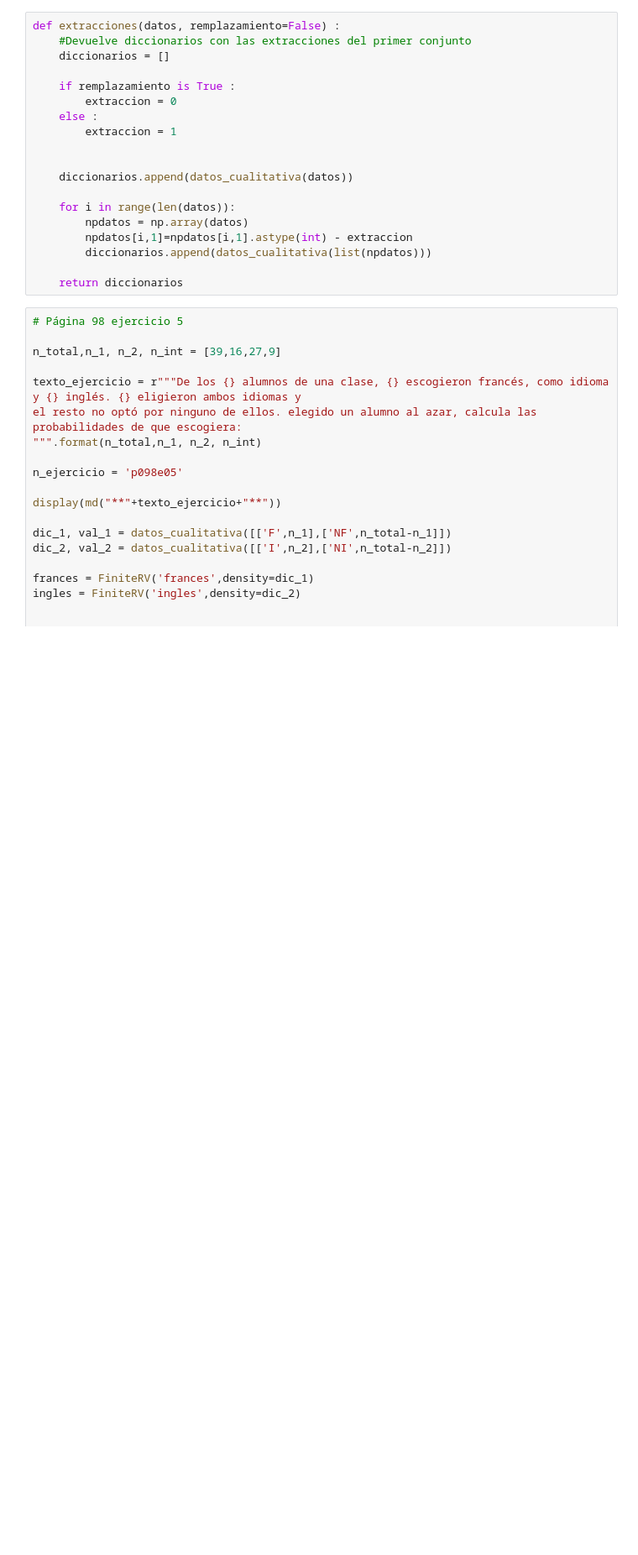
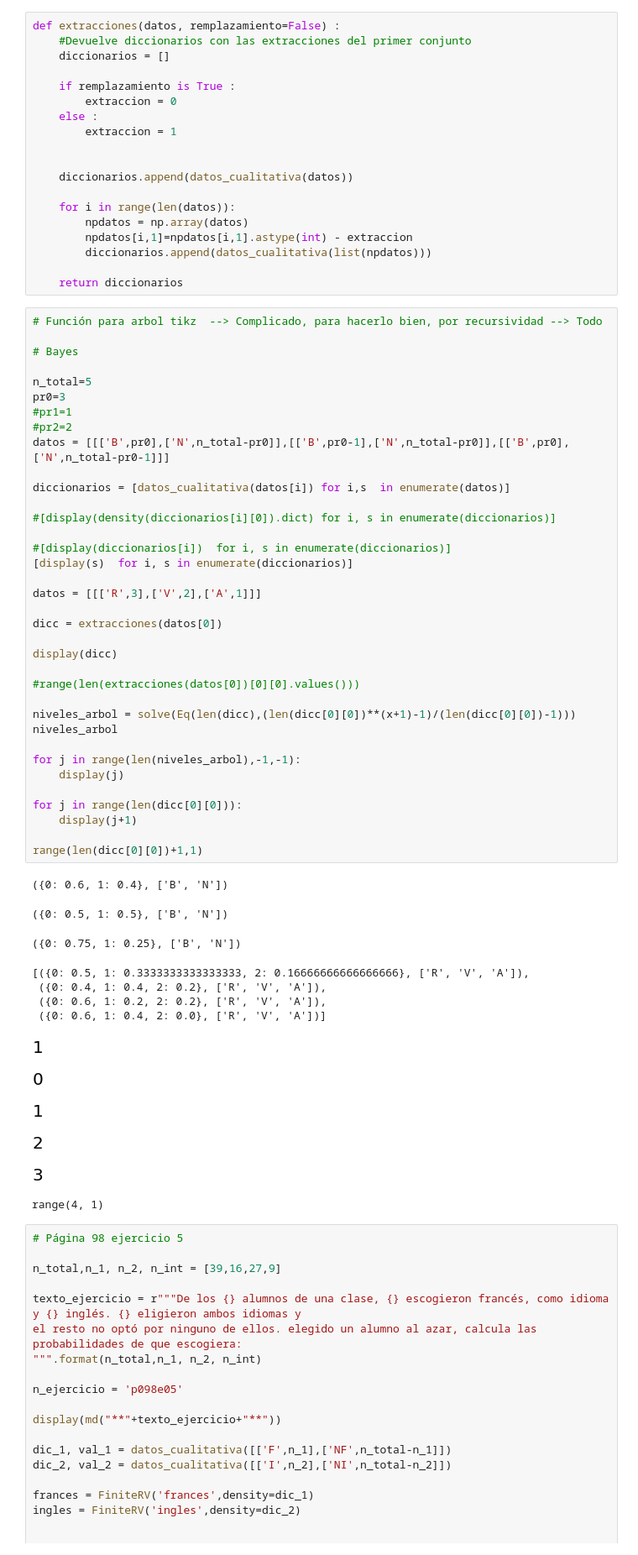
Before and after one commit to crdguez/mat1bac_cit, a Jupyter notebook: notebooks/43 Probabilidad.ipynb, the cells around one changed output. Shown at 84% size. Saved outputs shown, nothing was run; the diff lists cells and outputs as text; blank space fills up the shorter version.

```diff
--- a/notebooks/43 Probabilidad.ipynb
+++ b/notebooks/43 Probabilidad.ipynb
@@ -64,6 +64,56 @@ def extracciones(datos, remplazamiento=False) :
         diccionarios.append(datos_cualitativa(list(npdatos)))
 
     return diccionarios
+# %%
+# Función para arbol tikz  --> Complicado, para hacerlo bien, por recursividad --> Todo
+
+# Bayes
+
+n_total=5
+pr0=3
+#pr1=1
+#pr2=2
+datos = [[['B',pr0],['N',n_total-pr0]],[['B',pr0-1],['N',n_total-pr0]],[['B',pr0],['N',n_total-pr0-1]]]
+
+diccionarios = [datos_cualitativa(datos[i]) for i,s  in enumerate(datos)]
+
+#[display(density(diccionarios[i][0]).dict) for i, s in enumerate(diccionarios)]
+
+#[display(diccionarios[i])  for i, s in enumerate(diccionarios)]
+[display(s)  for i, s in enumerate(diccionarios)]
+
+datos = [[['R',3],['V',2],['A',1]]]
+
+dicc = extracciones(datos[0])
+
+display(dicc)
+
+#range(len(extracciones(datos[0])[0][0].values()))
+
+niveles_arbol = solve(Eq(len(dicc),(len(dicc[0][0])**(x+1)-1)/(len(dicc[0][0])-1)))
+niveles_arbol
+
+for j in range(len(niveles_arbol),-1,-1):
+    display(j)
+
+for j in range(len(dicc[0][0])):
+    display(j+1)
+
+range(len(dicc[0][0])+1,1)
+# %% [output]
+({0: 0.6, 1: 0.4}, ['B', 'N'])
+({0: 0.5, 1: 0.5}, ['B', 'N'])
+({0: 0.75, 1: 0.25}, ['B', 'N'])
+[({0: 0.5, 1: 0.3333333333333333, 2: 0.16666666666666666}, ['R', 'V', 'A']),
+ ({0: 0.4, 1: 0.4, 2: 0.2}, ['R', 'V', 'A']),
+ ({0: 0.6, 1: 0.2, 2: 0.2}, ['R', 'V', 'A']),
+ ({0: 0.6, 1: 0.4, 2: 0.0}, ['R', 'V', 'A'])]
+[figure, added]
+[figure, added]
+[figure, added]
+[figure, added]
+[figure, added]
+range(4, 1)
 # %%
 # Página 98 ejercicio 5
 
```
Also changed, not shown: 17 other files.
